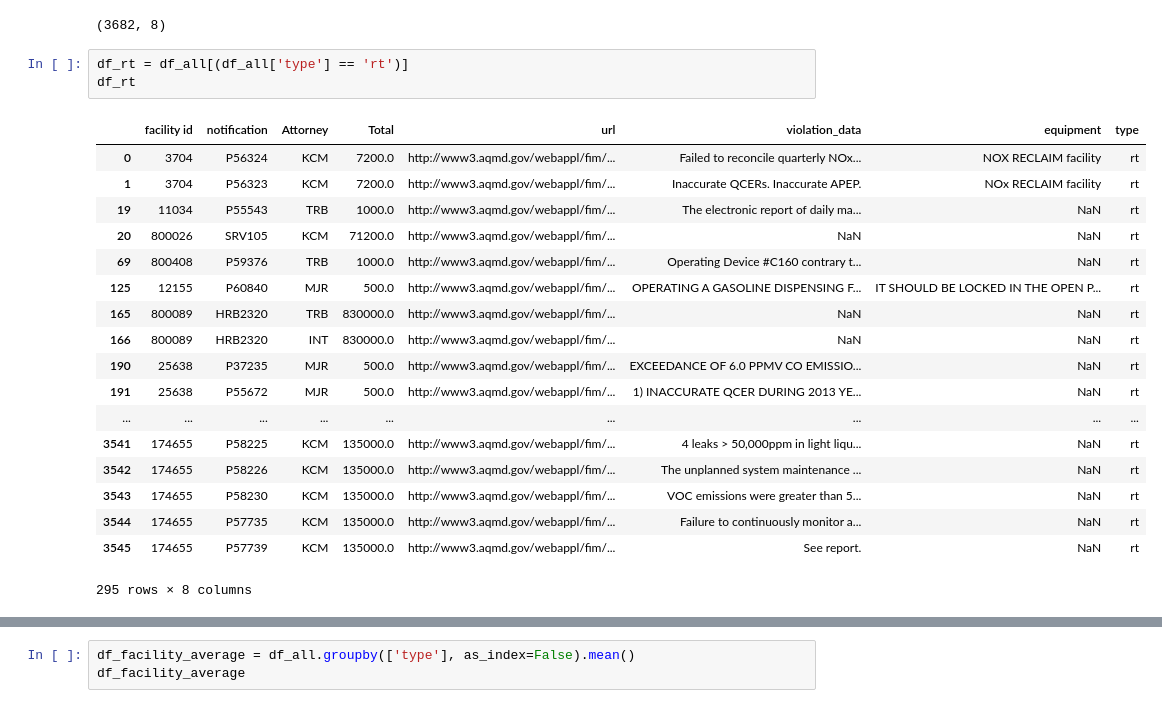
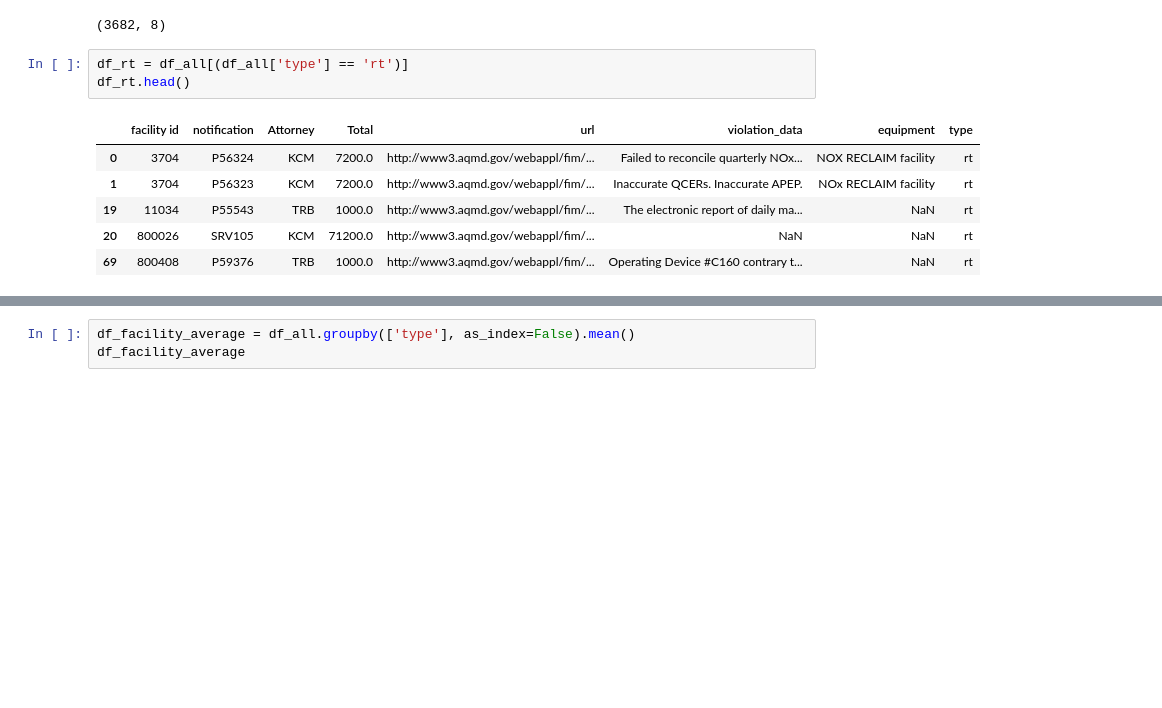
Before and after one commit to grantaguinaldo/AQMD_violation_classification, a Jupyter notebook: aqmd_violations_kmeans_cluster.ipynb, the cells around one changed output, grey strips where cells are left out. Drawn from its saved outputs; the diff is of its cells as text; blank space fills up the shorter version.

```diff
--- a/aqmd_violations_kmeans_cluster.ipynb
+++ b/aqmd_violations_kmeans_cluster.ipynb
@@ -357,23 +347,11 @@ df_all.shape
 (3682, 8)
 # %%
 df_rt = df_all[(df_all['type'] == 'rt')]
-df_rt
+df_rt.head()
 # %% [output]
 |  | facility id | notification | Attorney | Total | url | violation_data | equipment | type |
 | 0 | 3704 | P56324 | KCM | 7200.0 | http://www3.aqmd.gov/webappl/fim/... | Failed to reconcile quarterly NOx... | NOX RECLAIM facility | rt |
 | 1 | 3704 | P56323 | KCM | 7200.0 | http://www3.aqmd.gov/webappl/fim/... | Inaccurate QCERs. Inaccurate APEP. | NOx RECLAIM facility | rt |
 | 19 | 11034 | P55543 | TRB | 1000.0 | http://www3.aqmd.gov/webappl/fim/... | The electronic report of daily ma... | NaN | rt |
 | 20 | 800026 | SRV105 | KCM | 71200.0 | http://www3.aqmd.gov/webappl/fim/... | NaN | NaN | rt |
 | 69 | 800408 | P59376 | TRB | 1000.0 | http://www3.aqmd.gov/webappl/fim/... | Operating Device #C160 contrary t... | NaN | rt |
-| 125 | 12155 | P60840 | MJR | 500.0 | http://www3.aqmd.gov/webappl/fim/... | OPERATING A GASOLINE DISPENSING F... | IT SHOULD BE LOCKED IN THE OPEN P... | rt |
-| 165 | 800089 | HRB2320 | TRB | 830000.0 | http://www3.aqmd.gov/webappl/fim/... | NaN | NaN | rt |
-| 166 | 800089 | HRB2320 | INT | 830000.0 | http://www3.aqmd.gov/webappl/fim/... | NaN | NaN | rt |
-| 190 | 25638 | P37235 | MJR | 500.0 | http://www3.aqmd.gov/webappl/fim/... | EXCEEDANCE OF 6.0 PPMV CO EMISSIO... | NaN | rt |
-| 191 | 25638 | P55672 | MJR | 500.0 | http://www3.aqmd.gov/webappl/fim/... | 1) INACCURATE QCER DURING 2013 YE... | NaN | rt |
-| ... | ... | ... | ... | ... | ... | ... | ... | ... |
-| 3541 | 174655 | P58225 | KCM | 135000.0 | http://www3.aqmd.gov/webappl/fim/... | 4 leaks > 50,000ppm in light liqu... | NaN | rt |
-| 3542 | 174655 | P58226 | KCM | 135000.0 | http://www3.aqmd.gov/webappl/fim/... | The unplanned system maintenance ... | NaN | rt |
-| 3543 | 174655 | P58230 | KCM | 135000.0 | http://www3.aqmd.gov/webappl/fim/... | VOC emissions were greater than 5... | NaN | rt |
-| 3544 | 174655 | P57735 | KCM | 135000.0 | http://www3.aqmd.gov/webappl/fim/... | Failure to continuously monitor a... | NaN | rt |
-| 3545 | 174655 | P57739 | KCM | 135000.0 | http://www3.aqmd.gov/webappl/fim/... | See report. | NaN | rt |
-295 rows × 8 columns
```
Also changed, not shown: parts of 83 cells of this notebook.
